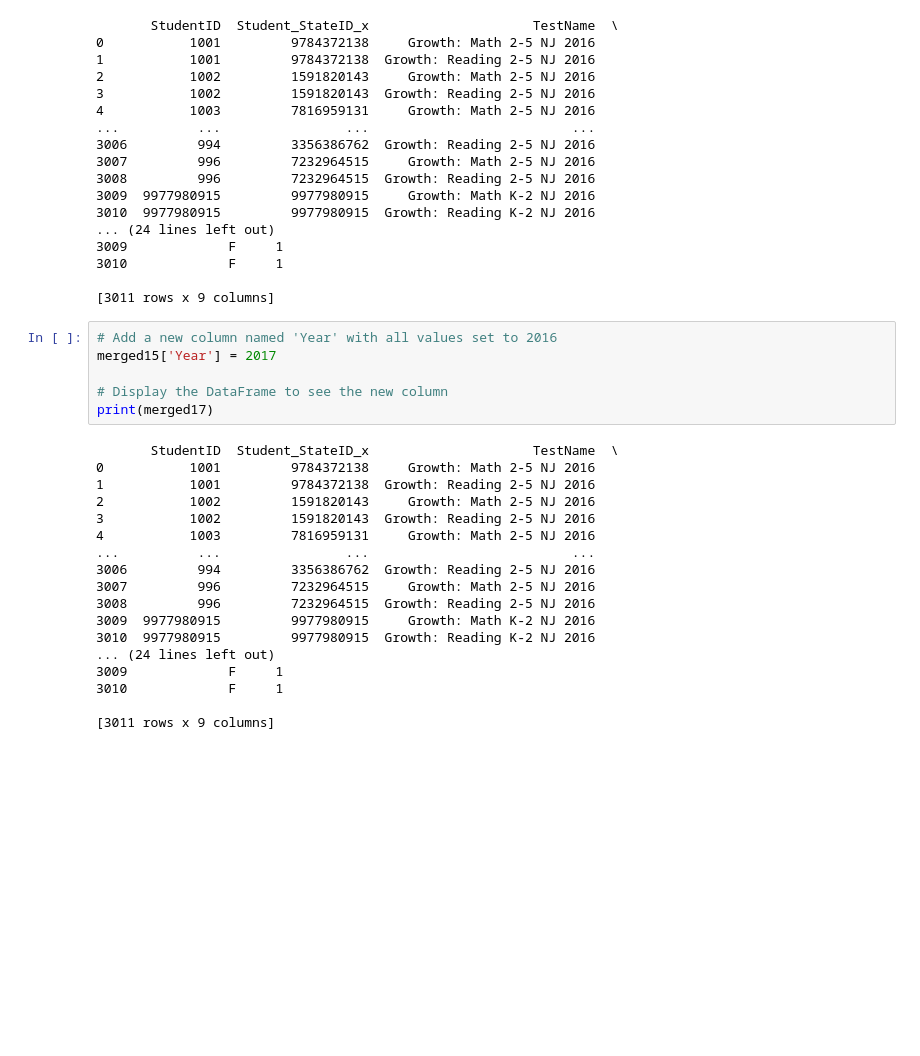
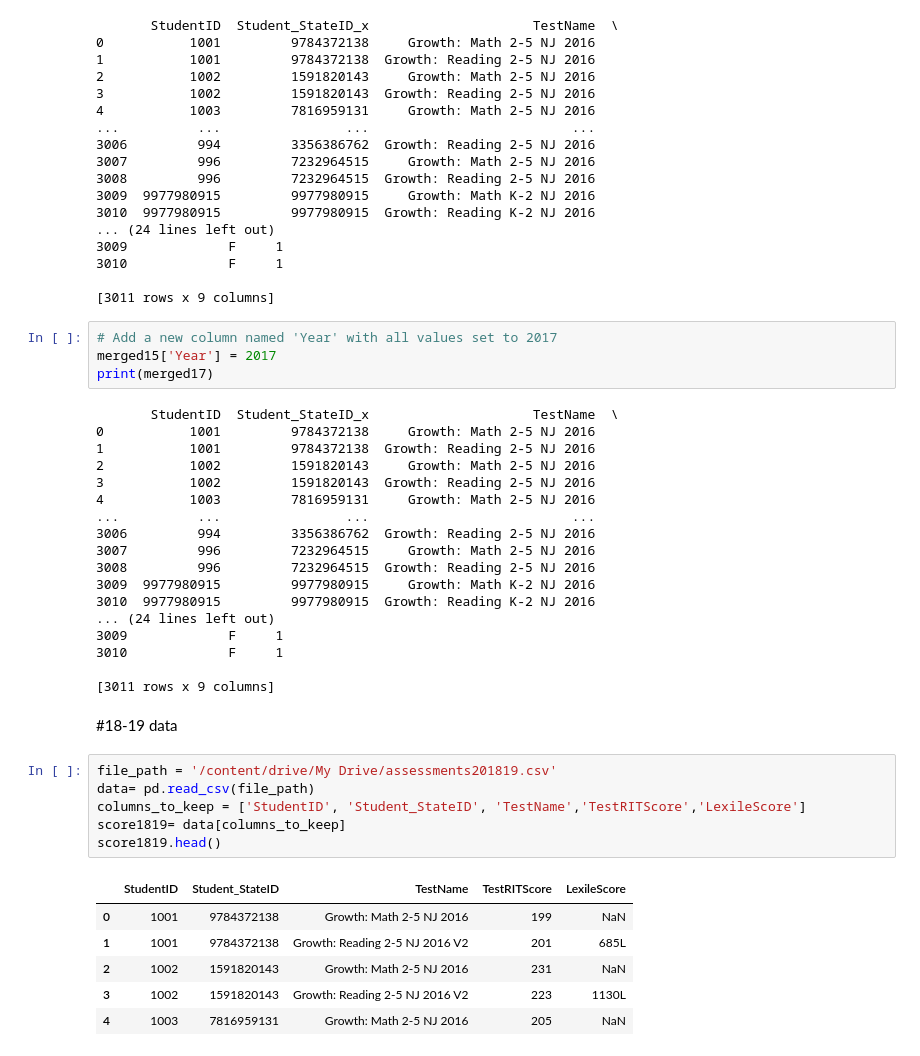
Before and after one commit to worldterminator/mess, a Jupyter notebook: leap.ipynb, the cells around one changed output. Cells and saved outputs as stored; diff of their text form; blank space fills up the shorter version.

```diff
--- a/leap.ipynb
+++ b/leap.ipynb
@@ -420,10 +406,8 @@ print(merged17)
 
 [3011 rows x 9 columns]
 # %%
-# Add a new column named 'Year' with all values set to 2016
+# Add a new column named 'Year' with all values set to 2017
 merged15['Year'] = 2017
-
-# Display the DataFrame to see the new column
 print(merged17)
 # %% [output]
        StudentID  Student_StateID_x                     TestName  \
@@ -443,3 +427,18 @@ print(merged17)
 3010             F     1
 
 [3011 rows x 9 columns]
+# %% [markdown]
+#18-19 data
+# %%
+file_path = '/content/drive/My Drive/assessments201819.csv'
+data= pd.read_csv(file_path)
+columns_to_keep = ['StudentID', 'Student_StateID', 'TestName','TestRITScore','LexileScore']
+score1819= data[columns_to_keep]
+score1819.head()
+# %% [output]
+|  | StudentID | Student_StateID | TestName | TestRITScore | LexileScore |
+| 0 | 1001 | 9784372138 | Growth: Math 2-5 NJ 2016 | 199 | NaN |
+| 1 | 1001 | 9784372138 | Growth: Reading 2-5 NJ 2016 V2 | 201 | 685L |
+| 2 | 1002 | 1591820143 | Growth: Math 2-5 NJ 2016 | 231 | NaN |
+| 3 | 1002 | 1591820143 | Growth: Reading 2-5 NJ 2016 V2 | 223 | 1130L |
+| 4 | 1003 | 7816959131 | Growth: Math 2-5 NJ 2016 | 205 | NaN |
```
Also changed, not shown: parts of 5 cells of this notebook.
